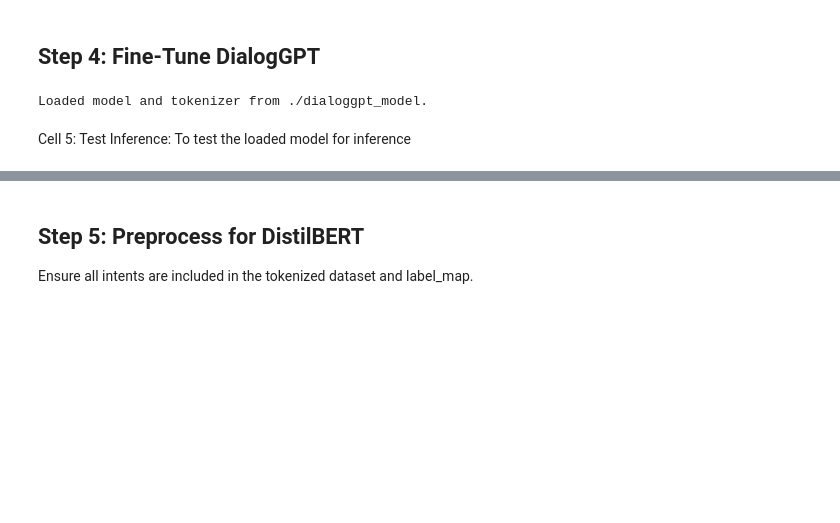
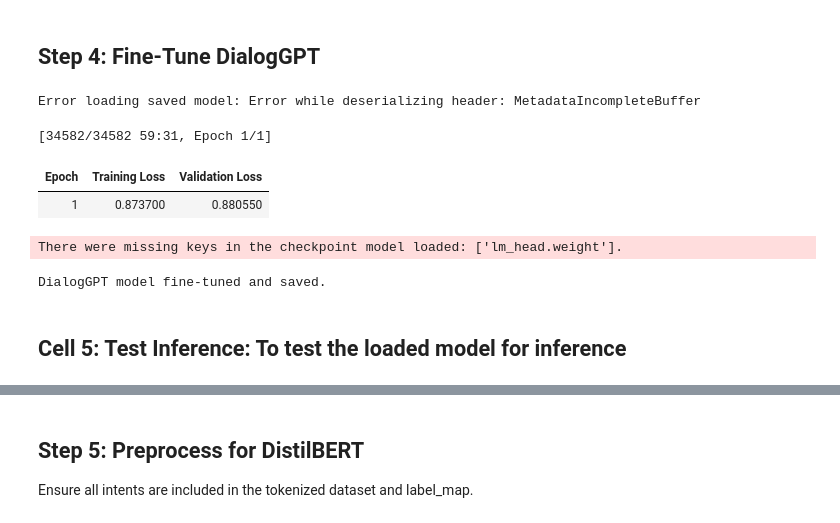
Before and after one commit to nisheethg2000/UCB_AIML, a Jupyter notebook: Practical Applications/Capstone project/evaluate_chatbot_data_dialoggpt_twitter_trained.ipynb, the cells around one changed output, grey strips where cells are left out. Drawn from its saved outputs; the diff is of its cells as text; code cells hidden in the pictures; blank space fills up the shorter version.

Commit message:
Implementing saving and reloading trained models

```diff
--- a/Practical Applications/Capstone project/evaluate_chatbot_data_dialoggpt_twitter_trained.ipynb
+++ b/Practical Applications/Capstone project/evaluate_chatbot_data_dialoggpt_twitter_trained.ipynb
@@ -404,13 +451,13 @@ def fine_tune_dialoggpt(train_dataset, eval_dataset):
             preprocess_dialogues,
             remove_columns=['input', 'response'],
             desc="Tokenizing train dataset",
-            disable_progress_bar=True
+            #disable_progress_bar=True
         )
         tokenized_eval_dataset = eval_dataset.map(
             preprocess_dialogues,
             remove_columns=['input', 'response'],
             desc="Tokenizing eval dataset",
-            disable_progress_bar=True
+            #disable_progress_bar=True
         )
         tokenized_train_dataset.set_format('torch', columns=['input_ids', 'attention_mask', 'labels'])
         tokenized_eval_dataset.set_format('torch', columns=['input_ids', 'attention_mask', 'labels'])
@@ -420,7 +467,7 @@ def fine_tune_dialoggpt(train_dataset, eval_dataset):
 
     training_args = TrainingArguments(
         output_dir='./dialoggpt_results',
-        num_train_epochs=3,
+        num_train_epochs=1,
         per_device_train_batch_size=1,
         per_device_eval_batch_size=1,
         warmup_steps=10,
@@ -432,37 +479,41 @@ def fine_tune_dialoggpt(train_dataset, eval_dataset):
         load_best_model_at_end=True,
         fp16=torch.cuda.is_available(),
         dataloader_num_workers=0
     )
 
     trainer = Trainer(
         model=model,
         args=training_args,
         train_dataset=tokenized_train_dataset,
         eval_dataset=tokenized_eval_dataset
     )
 
     try:
         trainer.train()
         trainer.save_model('./dialoggpt_model')
         tokenizer.save_pretrained('./dialoggpt_model')
         print('DialogGPT model fine-tuned and saved.')
         return model, tokenizer
     except Exception as e:
         print(f'Error fine-tuning DialogGPT: {e}')
         print('Falling back to pretrained DialogGPT model.')
         return None, None
 
 dialoggpt_model, dialoggpt_tokenizer = fine_tune_dialoggpt(dialoggpt_train_dataset, dialoggpt_eval_dataset)
 if dialoggpt_model is None:
     print('Using pretrained DialogGPT due to fine-tuning error.')
     dialoggpt_model = AutoModelForCausalLM.from_pretrained('microsoft/DialoGPT-medium')
     dialoggpt_tokenizer = AutoTokenizer.from_pretrained('microsoft/DialoGPT-medium')
     dialoggpt_tokenizer.pad_token = dialoggpt_tokenizer.eos_token
 # %% [output]
-Loaded model and tokenizer from ./dialoggpt_model.
+Error loading saved model: Error while deserializing header: MetadataIncompleteBuffer
+[34582/34582 59:31, Epoch 1/1]
+| Epoch | Training Loss | Validation Loss |
+| 1 | 0.873700 | 0.880550 |
+There were missing keys in the checkpoint model loaded: ['lm_head.weight'].
+DialogGPT model fine-tuned and saved.
 # %% [markdown]
-Cell 5: Test Inference:
-To test the loaded model for inference
+## Cell 5: Test Inference: To test the loaded model for inference
 # %%
 def generate_response(input_text, model, tokenizer, max_length=50):
     inputs = tokenizer(input_text + tokenizer.eos_token, return_tensors='pt', padding=True, truncation=True)
```
Also changed, not shown: parts of 17 cells of this notebook.
